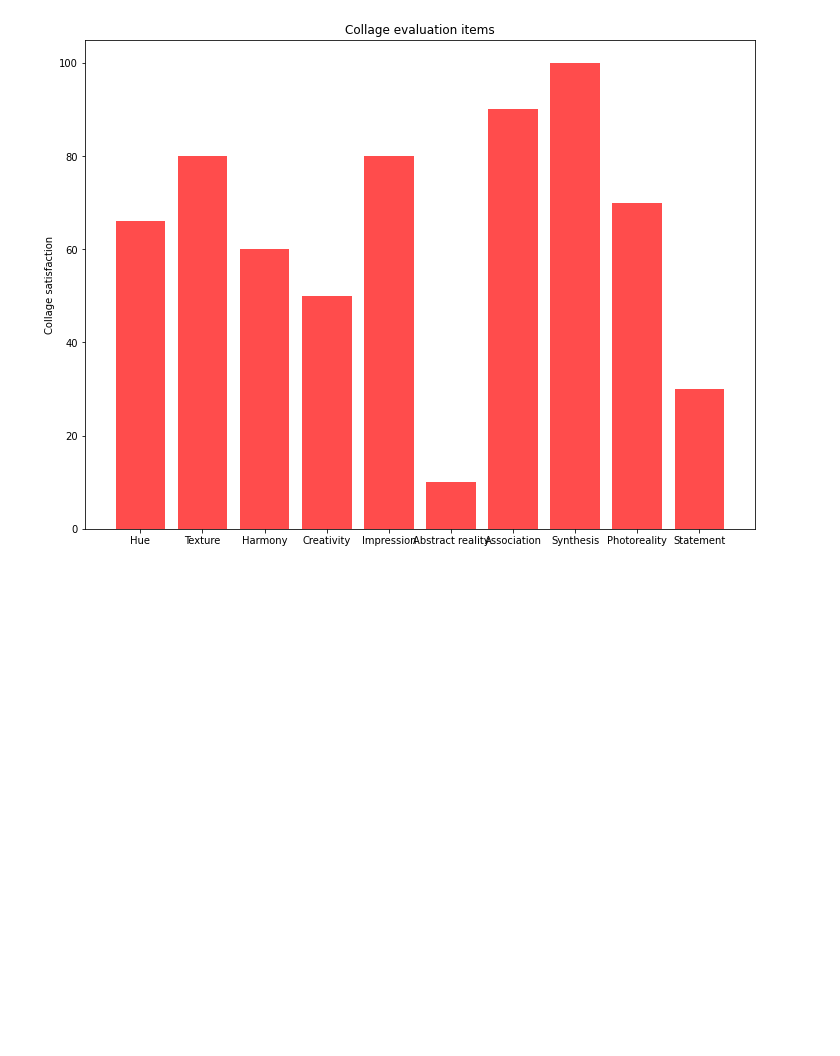
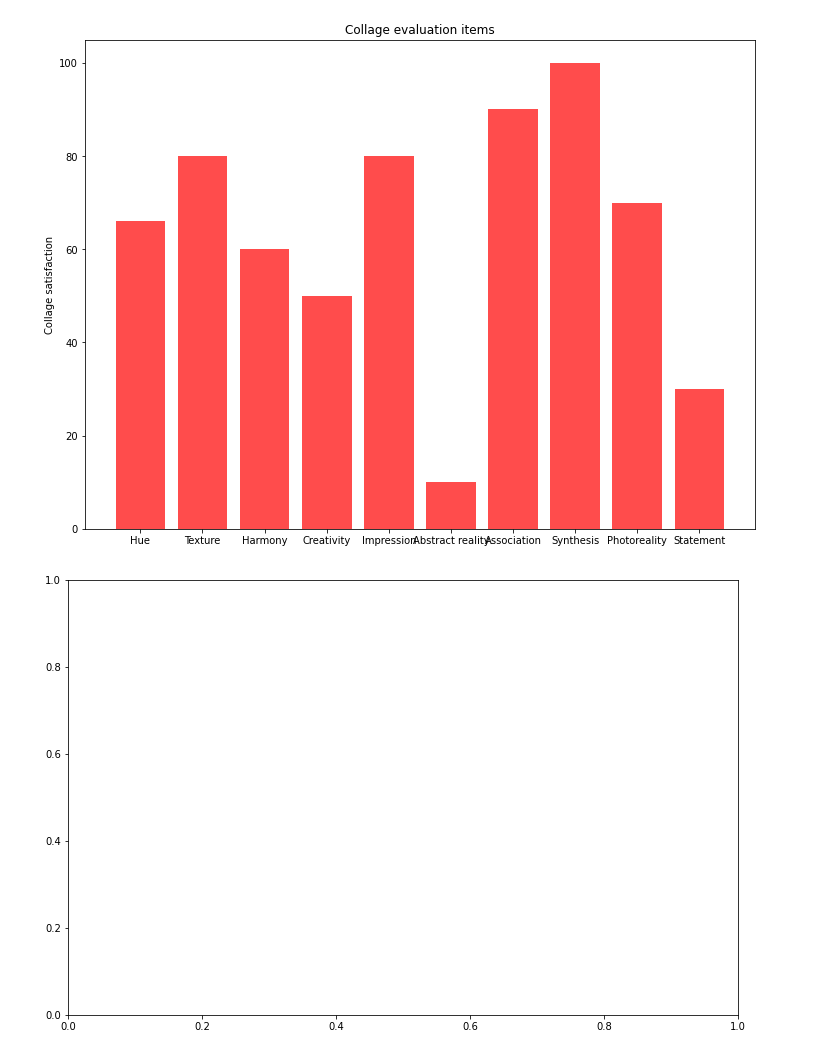
Before and after one commit to artjow/Python-Study-, a Jupyter notebook: 콜라주평가만족도.ipynb, the cells around one changed output. Saved outputs shown, nothing was run; the diff lists cells and outputs as text; code cells hidden in the pictures; blank space fills up the shorter version.

```diff
--- a/콜라주평가만족도.ipynb
+++ b/콜라주평가만족도.ipynb
@@ -84,0 +89,5 @@ plt.show()
+# %%
+fig = plt.figure(figsize=(12, 8))
+ax = fig.add_subplot(111)
+# %% [output]
+[figure, added]
```
Also changed, not shown: parts of 4 cells of this notebook.
